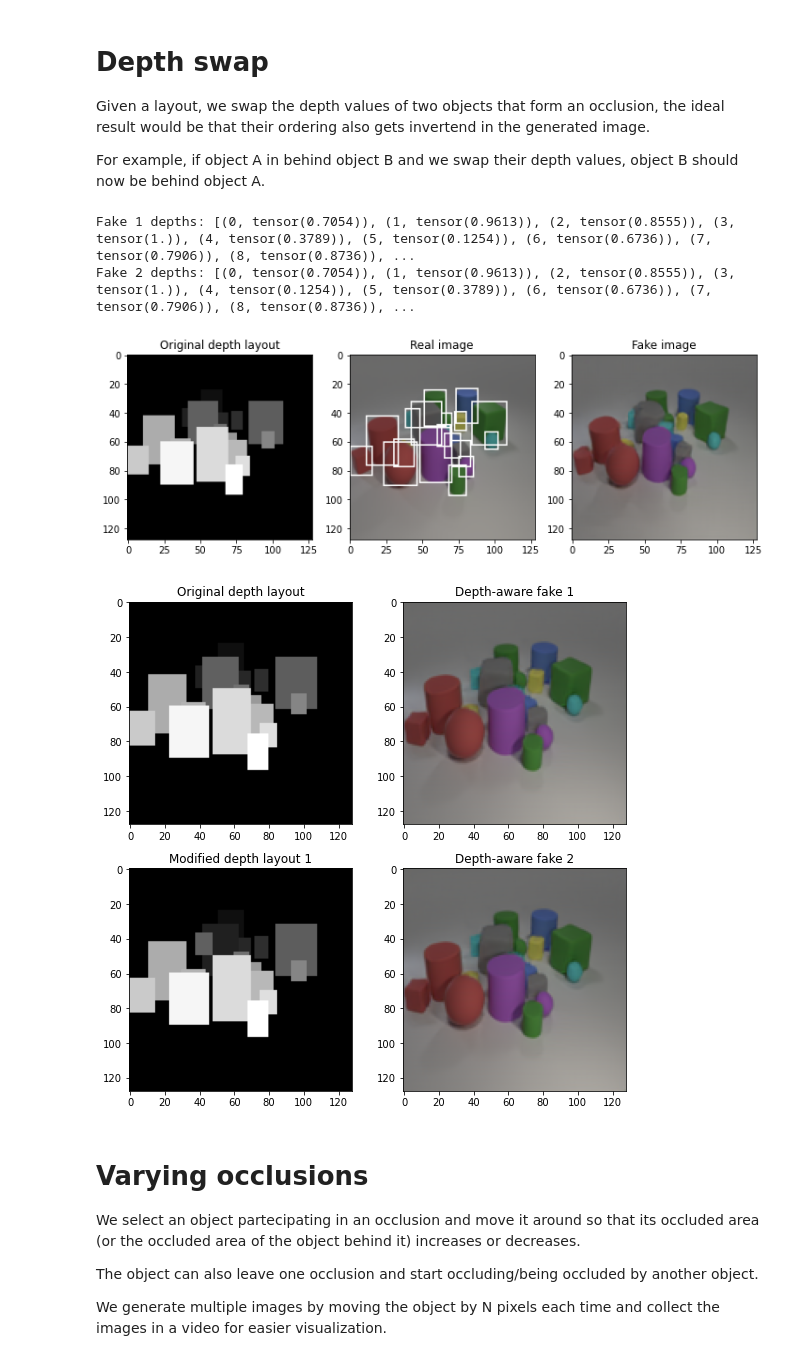
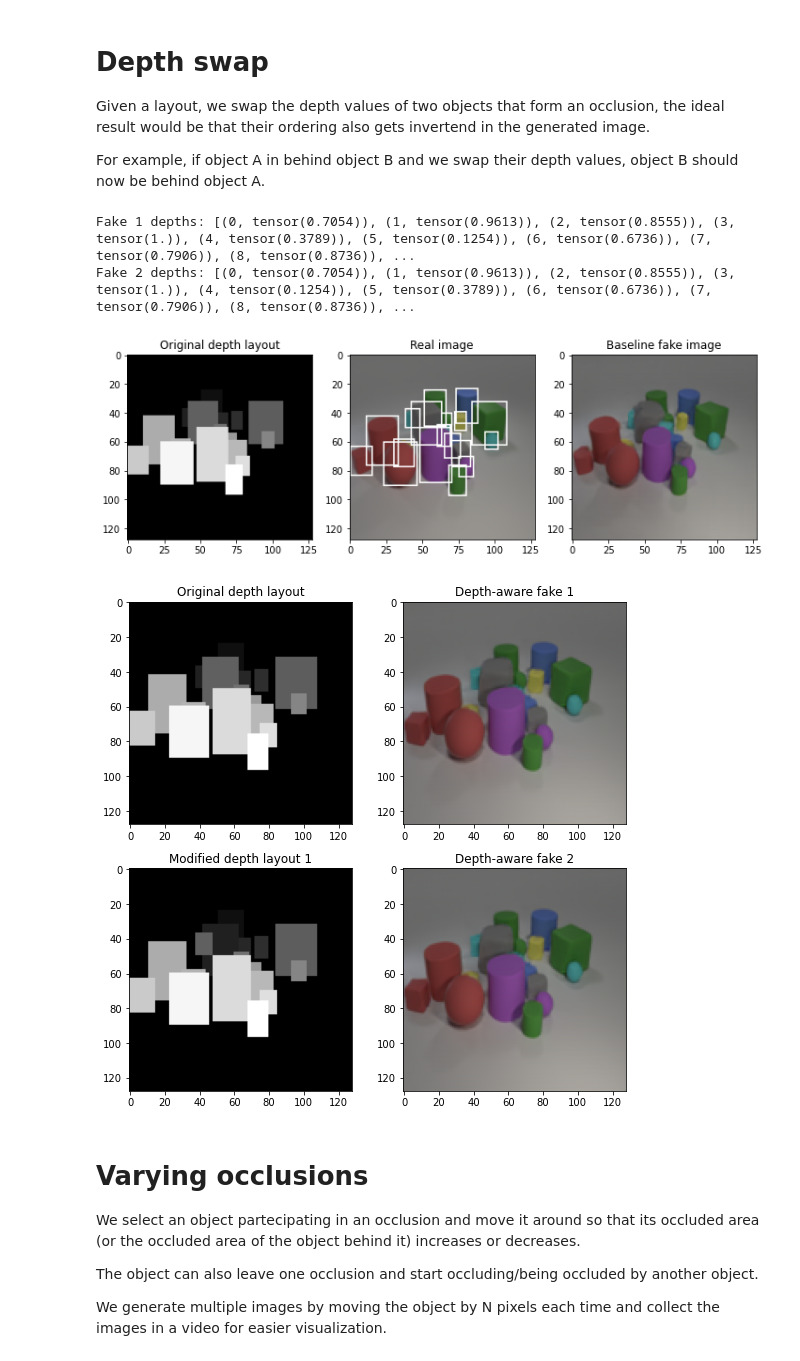
Before and after one commit to anrigo/LostGANs, a Jupyter notebook: qualitative.ipynb, the cells around one changed output. Saved outputs shown, nothing was run; the diff lists cells and outputs as text; code cells hidden in the pictures.

Commit message:
Added text on videos and comments to all functions

```diff
--- a/qualitative.ipynb
+++ b/qualitative.ipynb
@@ -335,7 +372,18 @@ Given a layout, we swap the depth values of two objects that form an occlusion,
 
 For example, if object A in behind object B and we swap their depth values, object B should now be behind object A.
 # %%
-def swap_depth(idx, frames=2, transform_idx=None, transform=None, transform_args=None):
+def depth_transform(idx: int, frames: int = 2, transform_idx: list[int] = None, transform: Callable = None, transform_args = None):
+    '''
+    Displays the layout, original image, fake image generated by the baseline model, depthmap and the fake image generated by the depth-aware model.
+    Then a transformation (can modify depth information) is applied to the bboxes in `transform_idx` and the depth-aware fake is generated again and displayed.
+
+    Args:
+        idx: layout index in the dataset
+        frames: number of image generated by the layout
+        transform_idx: indices of the bboxes to be transformed
+        transform: function used to transform bboxes
+        transform_args: additional arguments to be passed to the transform function
+    '''
 
     # control plot order and size
     rows, cols, figsize = frames, 2, (12, 4)
@@ -378,7 +426,7 @@ def swap_depth(idx, frames=2, transform_idx=None, transform=None, transform_args
     fake = netGbase.forward(z_obj, bbox.clone().cuda().unsqueeze(
         0), z_im, label.long().cuda()).squeeze()
     axs[2].imshow(fake.detach().permute(1, 2, 0).cpu()*0.5+0.5)
-    axs[2].set_title('Fake image')
+    axs[2].set_title('Baseline fake image')
 
     #### TRANSFORM AND GENERATE ####
 
@@ -388,7 +436,8 @@ def swap_depth(idx, frames=2, transform_idx=None, transform=None, transform_args
                 if transform_args is None:
                     bbox, depth = transform(box_i, t, bbox, depth)
                 else:
-                    bbox, depth = transform(box_i, t, bbox, depth, *transform_args)
+                    bbox, depth = transform(
+                        box_i, t, bbox, depth, *transform_args)
 
         # t = 0 -> unmodified fake
 
@@ -410,20 +459,22 @@ def swap_depth(idx, frames=2, transform_idx=None, transform=None, transform_args
 # %%
 def swap_depth_transform(box_i, t, bbox, depth, a, b):
     if t > 0:
         tmp = depth[a].clone()
         depth[a] = depth[b].clone()
         depth[b] = tmp
 
     return bbox, depth
 
-# swap_depth(830, transform_idx=[0], transform=swap_depth_transform, transform_args=(4,5))
-swap_depth(154, transform_idx=[0], transform=swap_depth_transform, transform_args=(4,5))
-# swap_depth(416, transform_idx=[0], transform=swap_depth_transform, transform_args=(3,2))
-# swap_depth(216, transform_idx=[0], transform=swap_depth_transform, transform_args=(3,2))
+
+# depth_transform(830, transform_idx=[0], transform=swap_depth_transform, transform_args=(4,5))
+depth_transform(154, transform_idx=[
+           0], transform=swap_depth_transform, transform_args=(4, 5))
+# depth_transform(416, transform_idx=[0], transform=swap_depth_transform, transform_args=(3,2))
+# depth_transform(216, transform_idx=[0], transform=swap_depth_transform, transform_args=(3,2))
 # %% [output]
 Fake 1 depths: [(0, tensor(0.7054)), (1, tensor(0.9613)), (2, tensor(0.8555)), (3, tensor(1.)), (4, tensor(0.3789)), (5, tensor(0.1254)), (6, tensor(0.6736)), (7, tensor(0.7906)), (8, tensor(0.8736)), ...
 Fake 2 depths: [(0, tensor(0.7054)), (1, tensor(0.9613)), (2, tensor(0.8555)), (3, tensor(1.)), (4, tensor(0.1254)), (5, tensor(0.3789)), (6, tensor(0.6736)), (7, tensor(0.7906)), (8, tensor(0.8736)), ...
-[figure, old version]
+[figure, new version]
 [figure]
 # %% [markdown]
 # Varying occlusions
```
Also changed, not shown: parts of 9 cells of this notebook.
